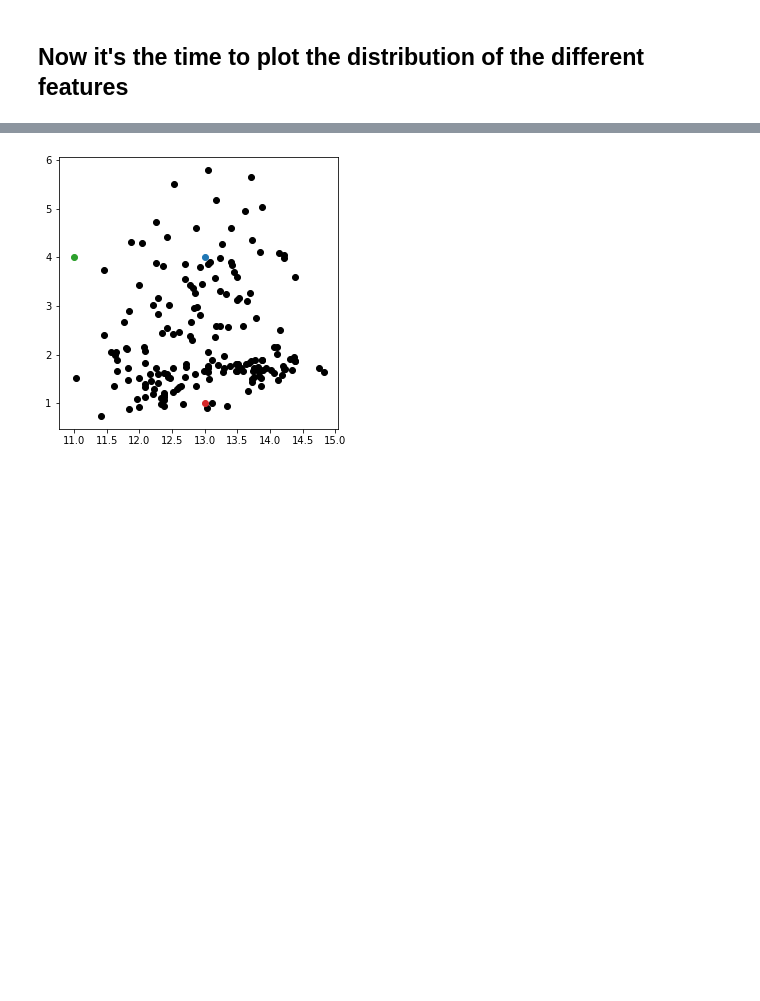
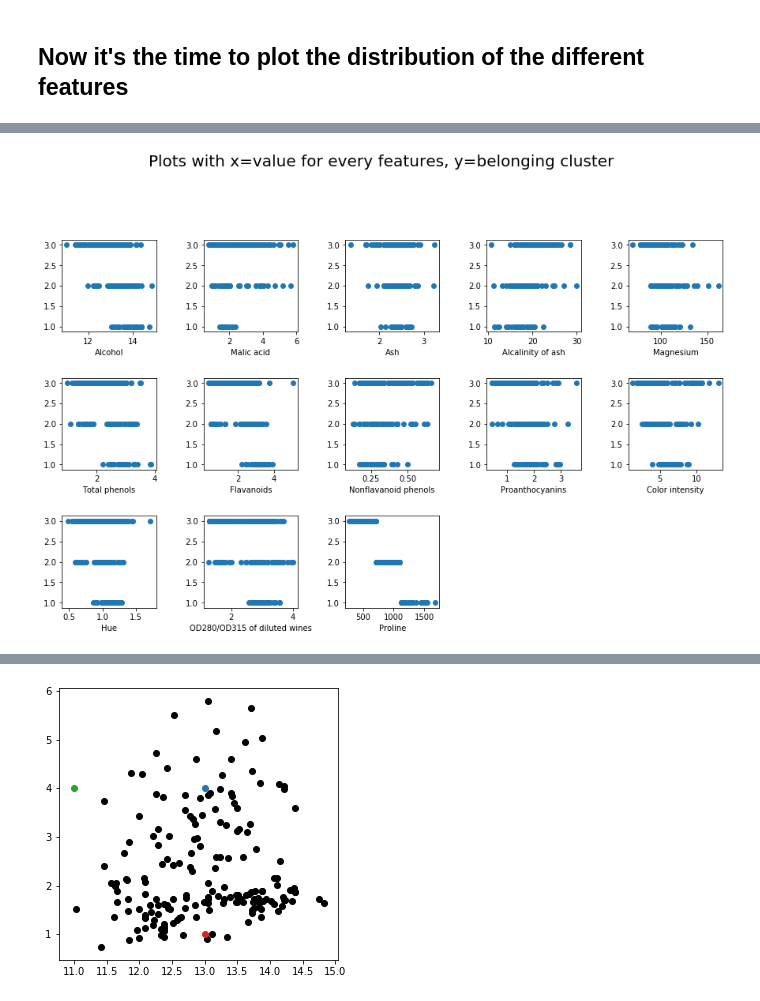
Before and after one commit to Gruntrexpewrus/HMK4, a Jupyter notebook: Question3.ipynb, the cells around one changed output, grey strips where cells are left out. Saved outputs shown, nothing was run; the diff lists cells and outputs as text; code cells hidden in the pictures; blank space fills up the shorter version.

```diff
--- a/Question3.ipynb
+++ b/Question3.ipynb
@@ -150,0 +149,14 @@ for i in df:
+# %%
+fig= plt.figure(figsize=(15,15))
+fig.subplots_adjust(hspace=0.5,wspace=0.5)
+fig.suptitle('Plots with x=value for every features, y=belonging cluster', fontsize=20)
+x=1
+#len(df.columns)
+for i in finalDf:
+    if i!='closest' and i!='color':
+        ax=fig.add_subplot(5,5,x)
+        ax.scatter(finalDf[i], finalDf['closest'])
+        ax.set_xlabel(i)
+        x+=1
+# %% [output]
+[figure, added]
```
Also changed, not shown: parts of 8 cells of this notebook, 1 other file.
